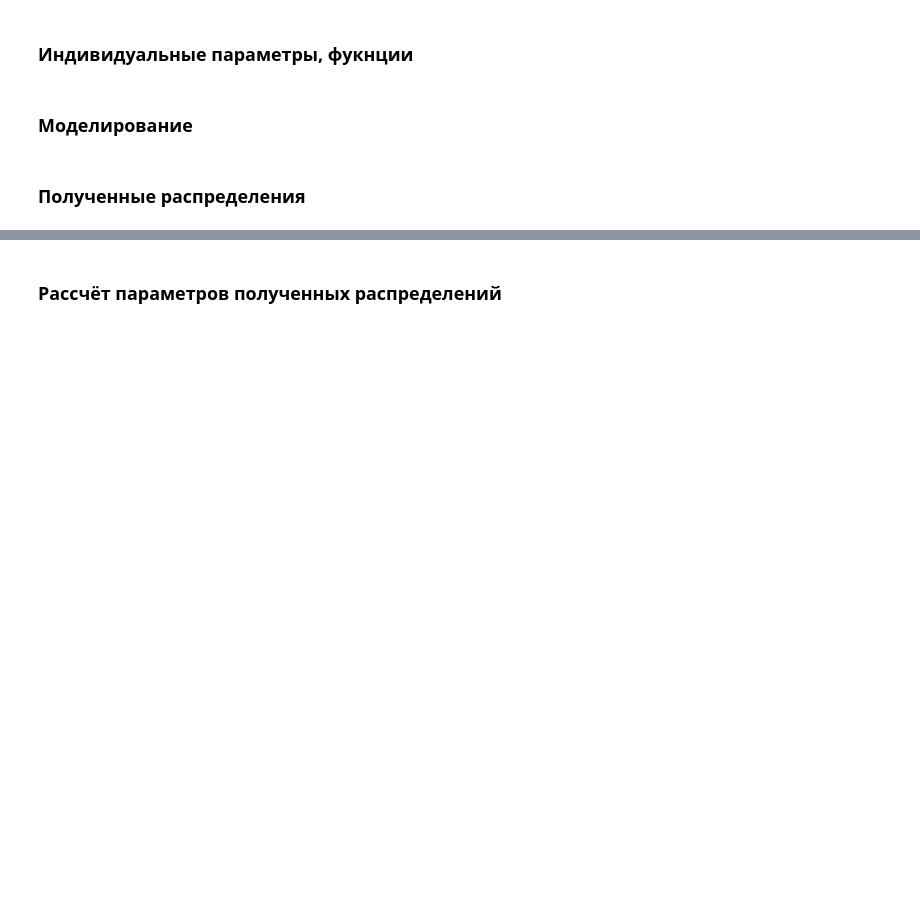
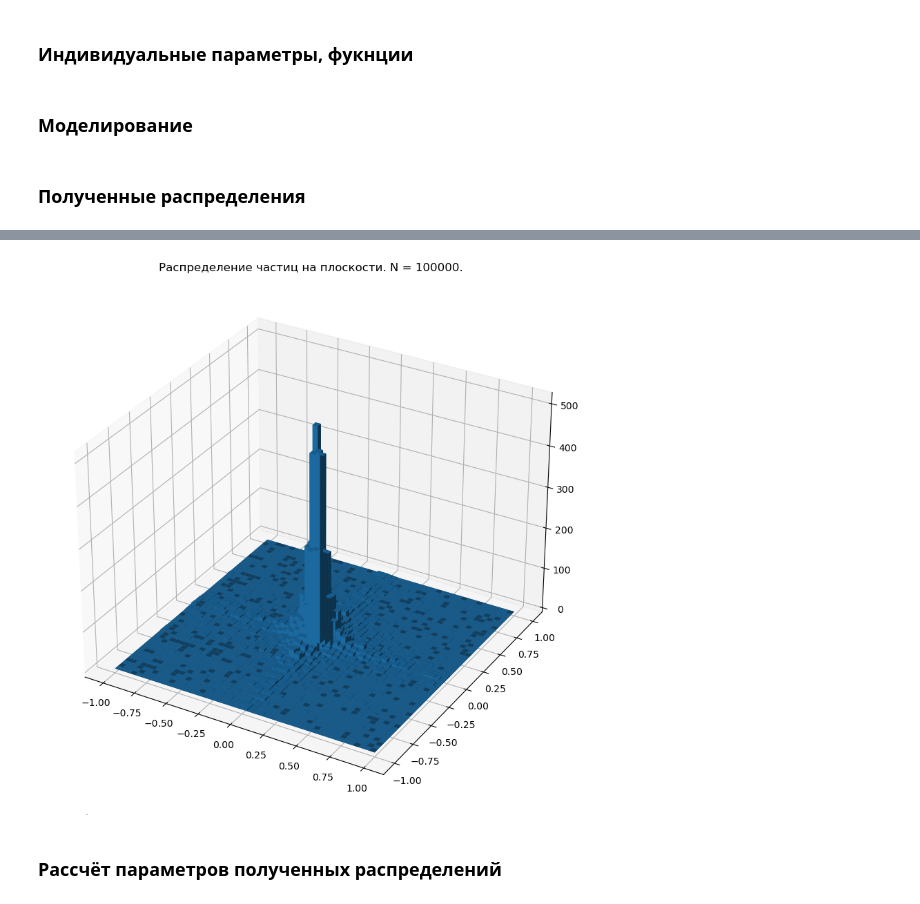
Before and after one commit to ravilkooo/mat_mod, a Jupyter notebook: lab-5/Task_1.ipynb, the cells around one changed output, grey strips where cells are left out. Cells and saved outputs as stored; diff of their text form; code cells hidden in the pictures; blank space fills up the shorter version.

```diff
--- a/lab-5/Task_1.ipynb
+++ b/lab-5/Task_1.ipynb
@@ -59,3 +88,25 @@ plt.show()
+# %%
+fig = plt.figure(figsize=(10,10))
+ax = fig.add_subplot(projection='3d')
+x, y = last_vals[_idx,0,:], last_vals[_idx,1,:]
+_lim = 1e6
+_bins=50
+hist, xedges, yedges = np.histogram2d(x, y, bins=_bins, range=[[-_lim, _lim], [-_lim, _lim]])
+
+xpos, ypos = np.meshgrid(xedges[:-1], yedges[:-1], indexing="ij")
+xpos = xpos.ravel()
+ypos = ypos.ravel()
+zpos = 0
+
+dx = dy = np.ones_like(zpos)*2*_lim/_bins
+dz = hist.ravel()
+
+ax.bar3d(xpos, ypos, zpos, dx, dy, dz, zsort='average')
+
+plt.title(f'Раcпределение частиц на плоскости. N = {N_list[_idx]}.')
+plt.show()
+# %% [output]
+[figure, added]
 # %% [markdown]
 ### Рассчёт параметров полученных распределений
 # %%
```
Also changed, not shown: parts of 12 cells of this notebook, 1 other file.
